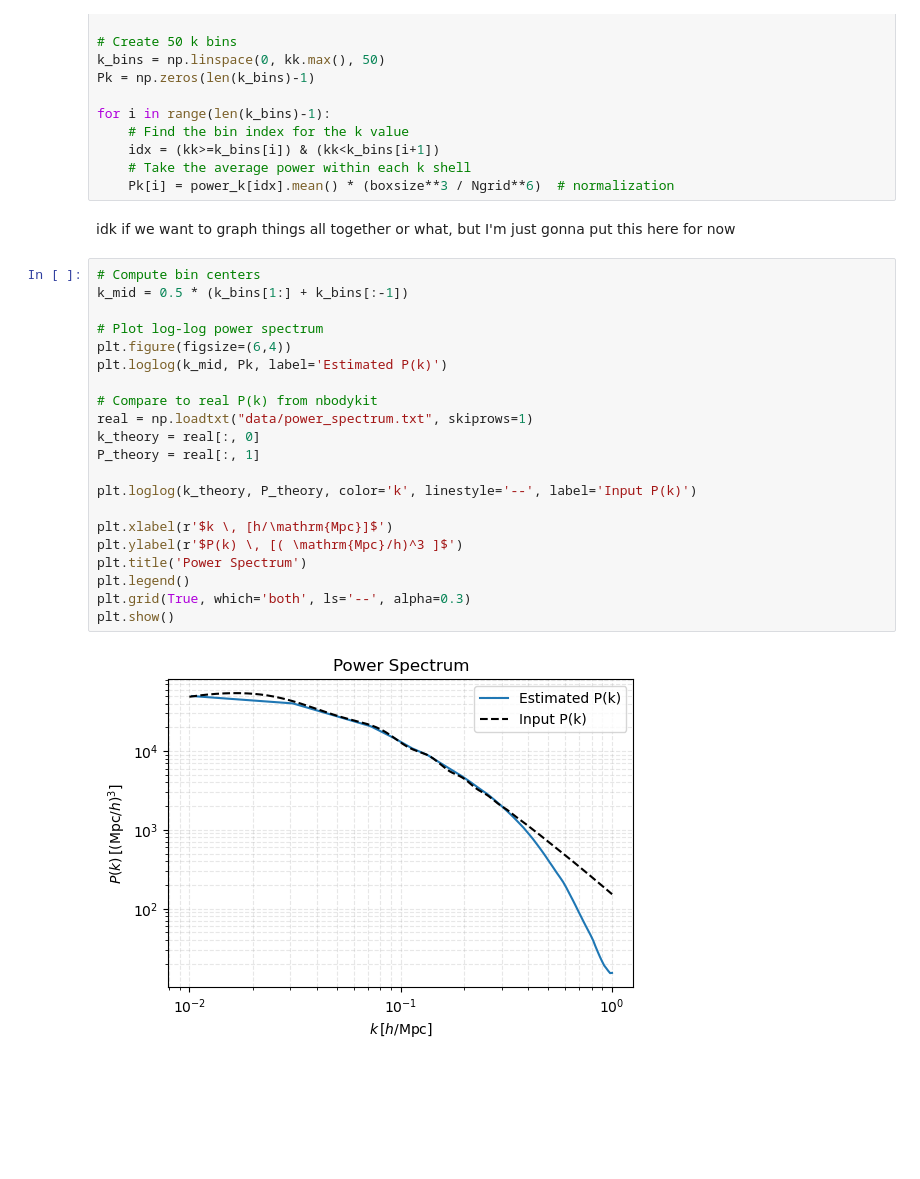
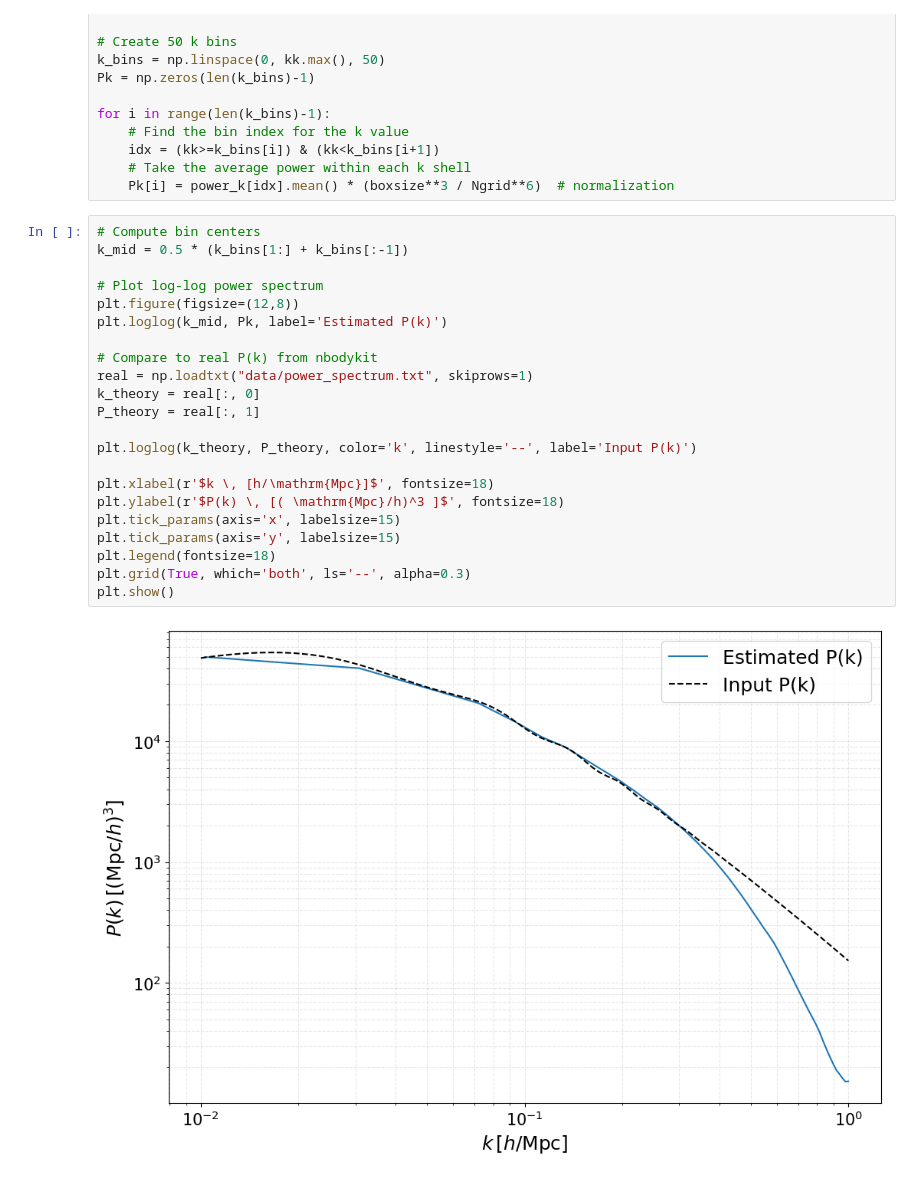
Before and after one commit to ua-2025q3-astr501-513/p1-the-cosmological-entity, a Jupyter notebook: presentation.ipynb, the cells around one changed output. Saved outputs shown, nothing was run; the diff lists cells and outputs as text; blank space fills up the shorter version.

```diff
--- a/presentation.ipynb
+++ b/presentation.ipynb
@@ -431,28 +419,27 @@ for i in range(len(k_bins)-1):
     idx = (kk>=k_bins[i]) & (kk<k_bins[i+1])
     # Take the average power within each k shell
     Pk[i] = power_k[idx].mean() * (boxsize**3 / Ngrid**6)  # normalization
-# %% [markdown]
-idk if we want to graph things all together or what, but I'm just gonna put this here for now
 # %%
 # Compute bin centers
 k_mid = 0.5 * (k_bins[1:] + k_bins[:-1])
 
 # Plot log-log power spectrum
-plt.figure(figsize=(6,4))
+plt.figure(figsize=(12,8))
 plt.loglog(k_mid, Pk, label='Estimated P(k)')
 
 # Compare to real P(k) from nbodykit
 real = np.loadtxt("data/power_spectrum.txt", skiprows=1)
 k_theory = real[:, 0]
 P_theory = real[:, 1]
 
 plt.loglog(k_theory, P_theory, color='k', linestyle='--', label='Input P(k)')
 
-plt.xlabel(r'$k \, [h/\mathrm{Mpc}]$')
-plt.ylabel(r'$P(k) \, [( \mathrm{Mpc}/h)^3 ]$')
-plt.title('Power Spectrum')
-plt.legend()
+plt.xlabel(r'$k \, [h/\mathrm{Mpc}]$', fontsize=18)
+plt.ylabel(r'$P(k) \, [( \mathrm{Mpc}/h)^3 ]$', fontsize=18)
+plt.tick_params(axis='x', labelsize=15)
+plt.tick_params(axis='y', labelsize=15)
+plt.legend(fontsize=18)
 plt.grid(True, which='both', ls='--', alpha=0.3)
 plt.show()
 # %% [output]
-[figure, old version]
+[figure, new version]
```
Also changed, not shown: parts of 3 cells of this notebook, 2 other files.
